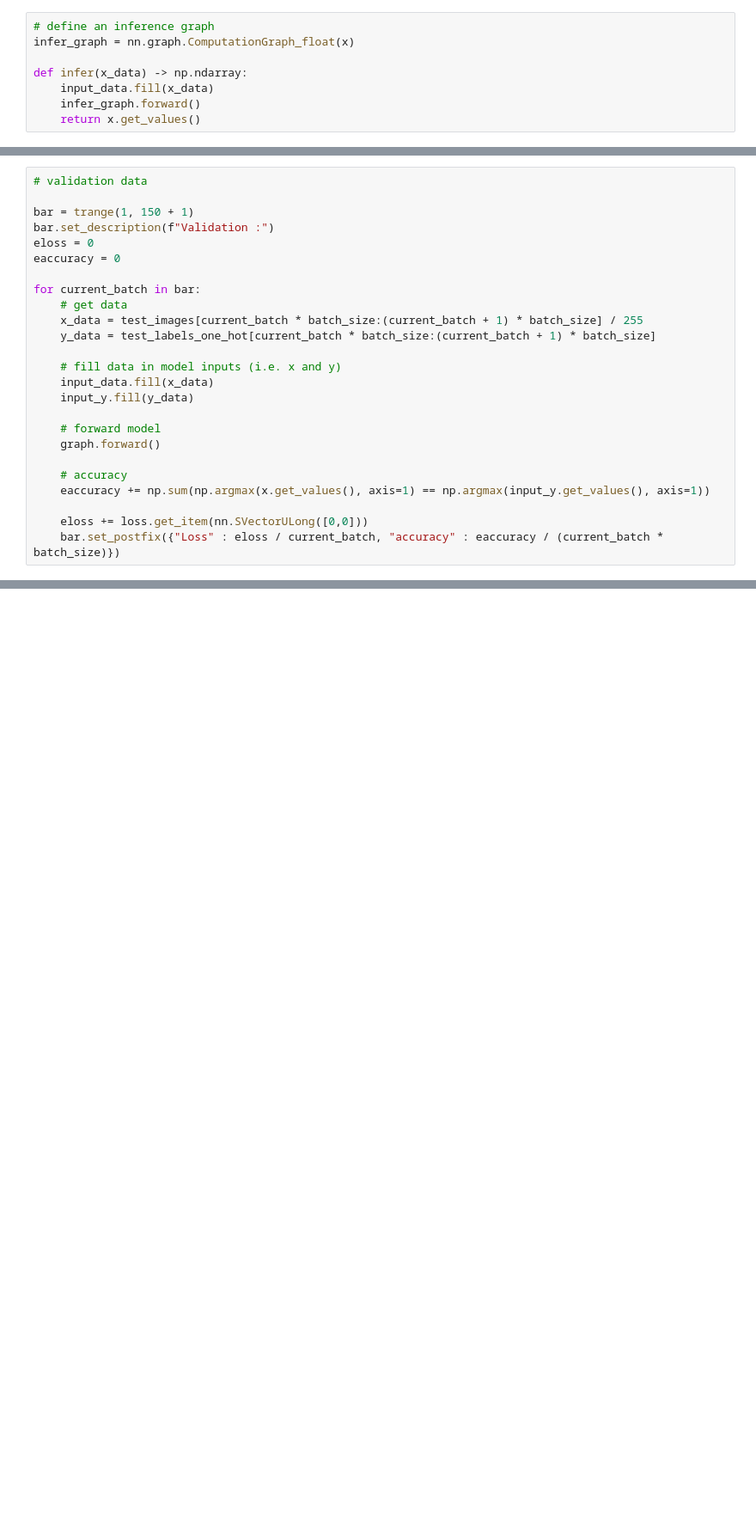
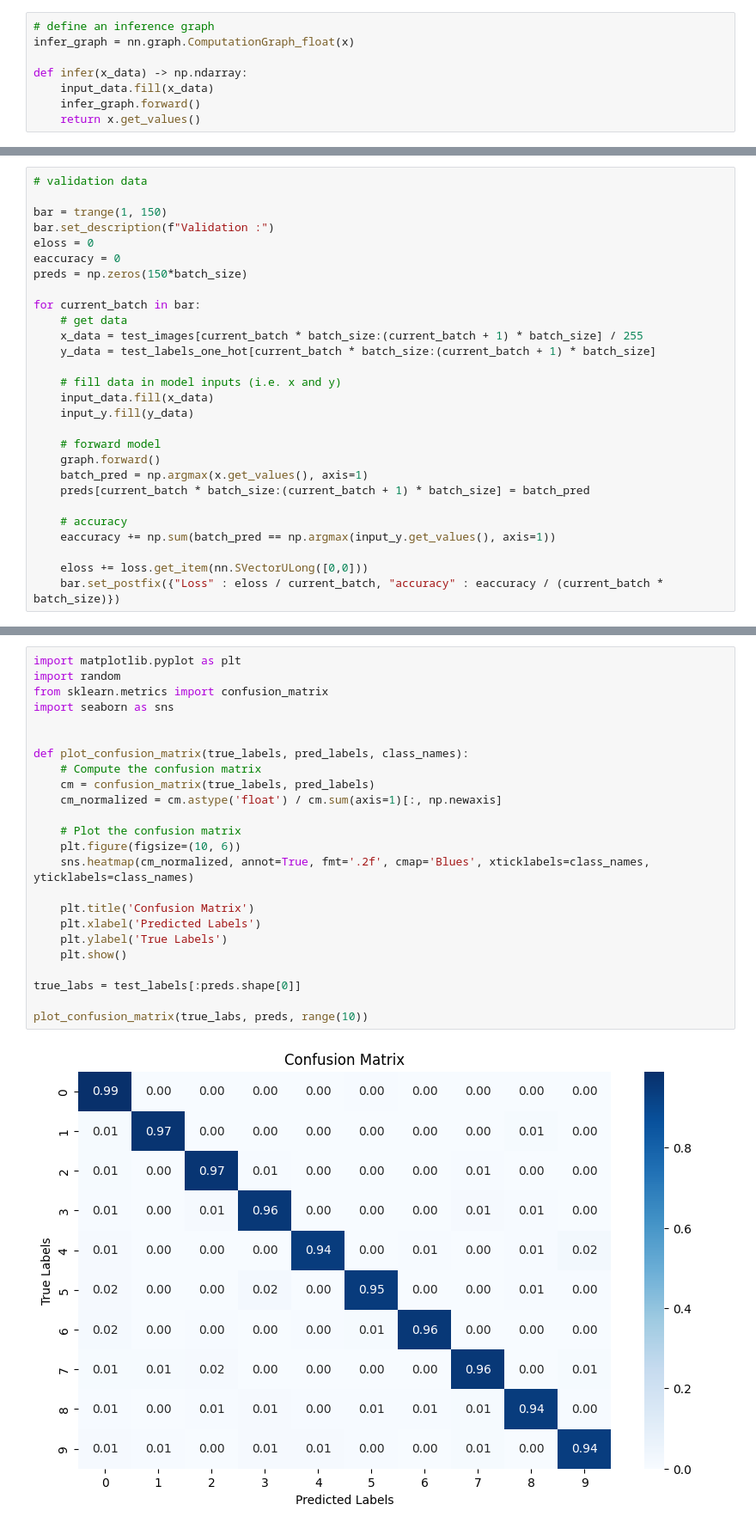
Before and after one commit to sacha-renault/maxi-nn, a Jupyter notebook: mnist.ipynb, the cells around one changed output, grey strips where cells are left out. Shown: that part at 86% size. Saved outputs shown, nothing was run; the diff lists cells and outputs as text; blank space fills up the shorter version.

```diff
--- a/mnist.ipynb
+++ b/mnist.ipynb
@@ -149,10 +144,11 @@ for epoch in range(1, num_epoch + 1):
 # %%
 # validation data
 
-bar = trange(1, 150 + 1)
+bar = trange(1, 150)
 bar.set_description(f"Validation :")
 eloss = 0
 eaccuracy = 0
+preds = np.zeros(150*batch_size)
 
 for current_batch in bar:
     # get data
@@ -165,9 +161,11 @@ for current_batch in bar:
 
     # forward model
     graph.forward()
+    batch_pred = np.argmax(x.get_values(), axis=1)
+    preds[current_batch * batch_size:(current_batch + 1) * batch_size] = batch_pred
 
     # accuracy
-    eaccuracy += np.sum(np.argmax(x.get_values(), axis=1) == np.argmax(input_y.get_values(), axis=1))
+    eaccuracy += np.sum(batch_pred == np.argmax(input_y.get_values(), axis=1))
 
     eloss += loss.get_item(nn.SVectorULong([0,0]))
     bar.set_postfix({"Loss" : eloss / current_batch, "accuracy" : eaccuracy / (current_batch * batch_size)})
@@ -173,0 +174,26 @@ for current_batch in bar:
+# %%
+import matplotlib.pyplot as plt
+import random
+from sklearn.metrics import confusion_matrix
+import seaborn as sns
+
+
+def plot_confusion_matrix(true_labels, pred_labels, class_names):
+    # Compute the confusion matrix
+    cm = confusion_matrix(true_labels, pred_labels)
+    cm_normalized = cm.astype('float') / cm.sum(axis=1)[:, np.newaxis]
+
+    # Plot the confusion matrix
+    plt.figure(figsize=(10, 6))
+    sns.heatmap(cm_normalized, annot=True, fmt='.2f', cmap='Blues', xticklabels=class_names, yticklabels=class_names)
+
+    plt.title('Confusion Matrix')
+    plt.xlabel('Predicted Labels')
+    plt.ylabel('True Labels')
+    plt.show()
+
+true_labs = test_labels[:preds.shape[0]]
+
+plot_confusion_matrix(true_labs, preds, range(10))
+# %% [output]
+[figure, added]
```
Also changed, not shown: parts of 9 cells of this notebook.
